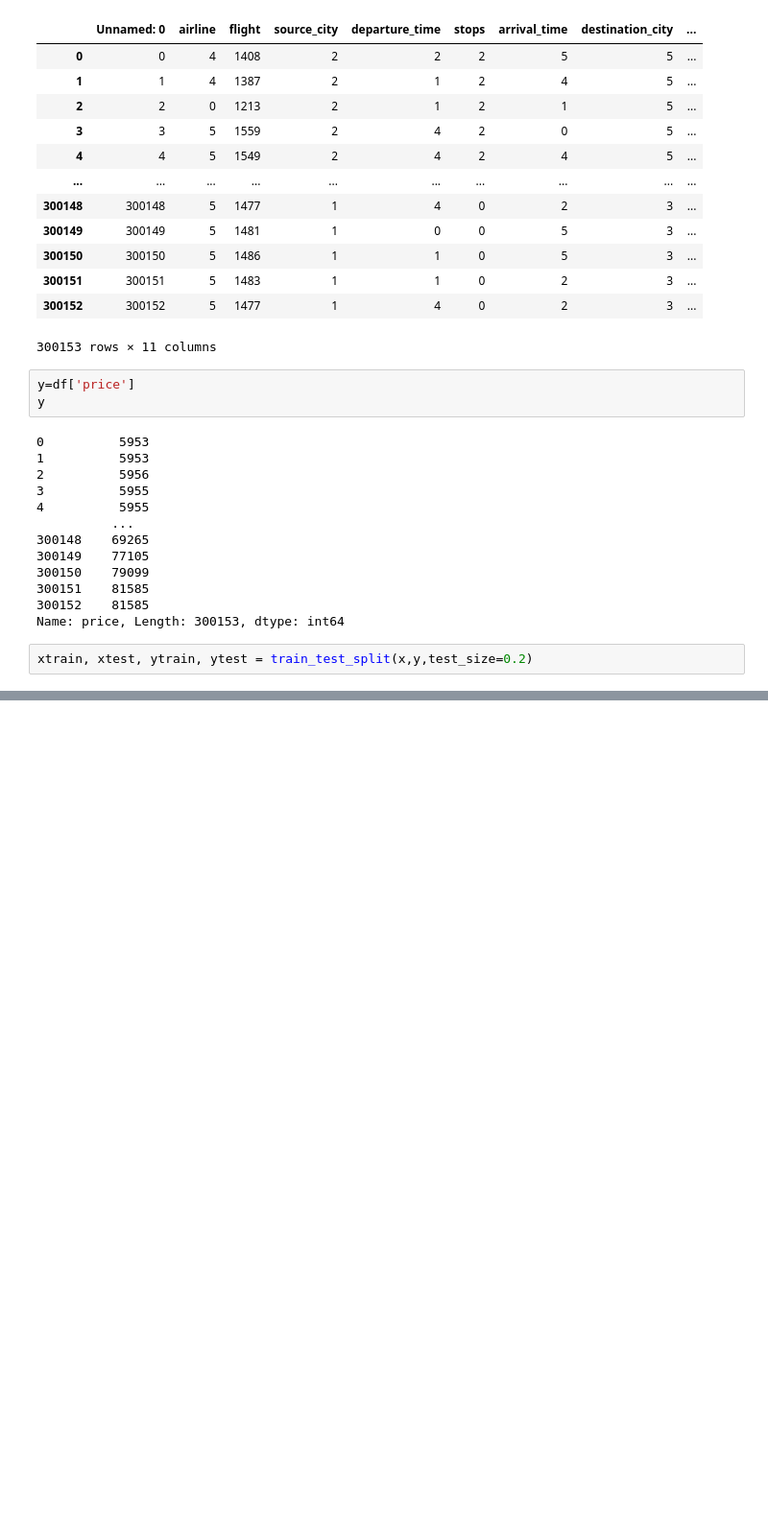
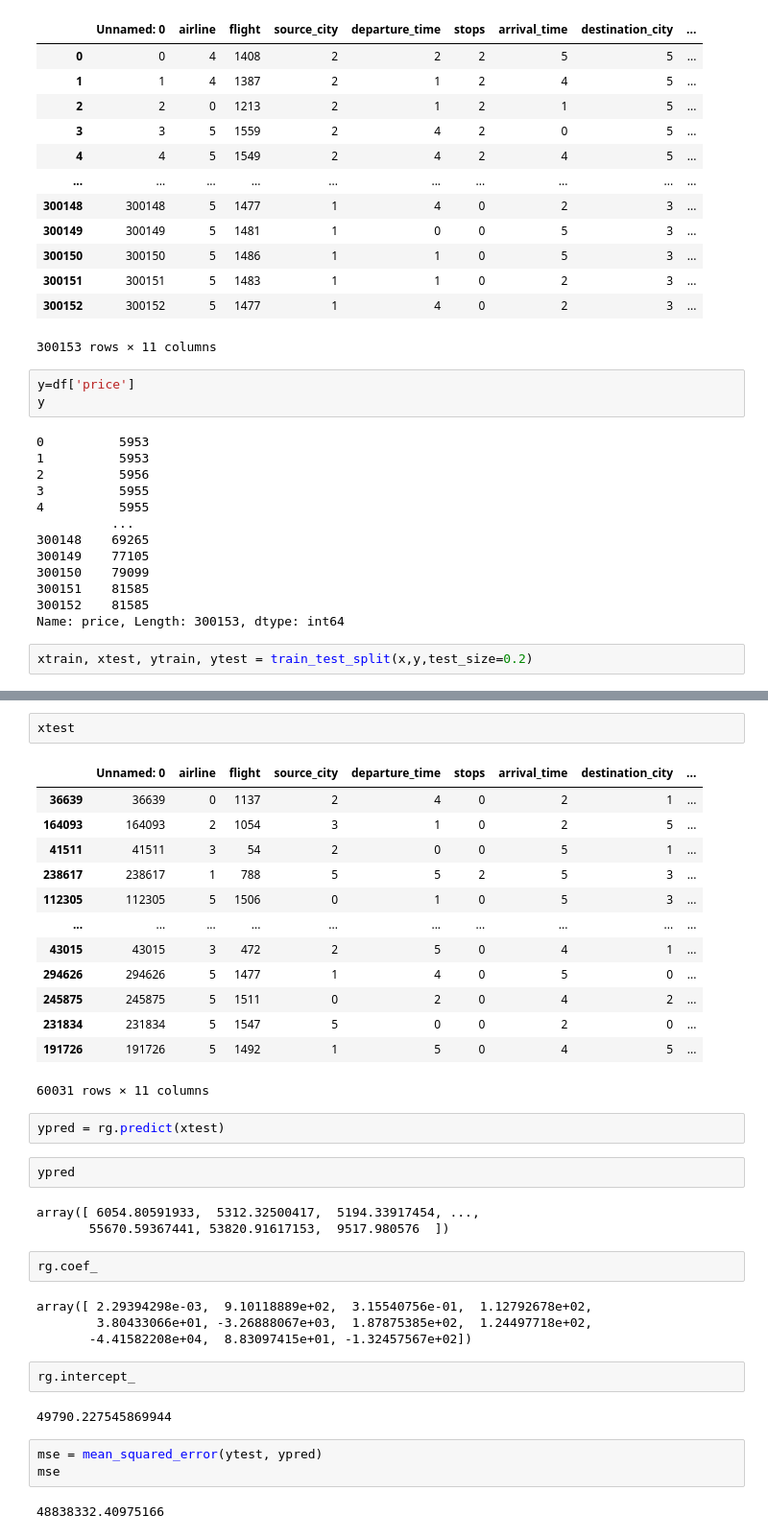
Before and after one commit to ZiaUlAinAamir/AI-with-navttc, a Jupyter notebook: flight price prediction.ipynb, the cells around one changed output, grey strips where cells are left out. Shown: that part at 96% size. Saved outputs shown, nothing was run; the diff lists cells and outputs as text; blank space fills up the shorter version.

```diff
--- a/flight price prediction.ipynb
+++ b/flight price prediction.ipynb
@@ -353,0 +349,38 @@ sns.heatmap
+# %%
+xtest
+# %% [output]
+|  | Unnamed: 0 | airline | flight | source_city | departure_time | stops | arrival_time | destination_city | ... |
+| 36639 | 36639 | 0 | 1137 | 2 | 4 | 0 | 2 | 1 | ... |
+| 164093 | 164093 | 2 | 1054 | 3 | 1 | 0 | 2 | 5 | ... |
+| 41511 | 41511 | 3 | 54 | 2 | 0 | 0 | 5 | 1 | ... |
+| 238617 | 238617 | 1 | 788 | 5 | 5 | 2 | 5 | 3 | ... |
+| 112305 | 112305 | 5 | 1506 | 0 | 1 | 0 | 5 | 3 | ... |
+| ... | ... | ... | ... | ... | ... | ... | ... | ... | ... |
+| 43015 | 43015 | 3 | 472 | 2 | 5 | 0 | 4 | 1 | ... |
+| 294626 | 294626 | 5 | 1477 | 1 | 4 | 0 | 5 | 0 | ... |
+| 245875 | 245875 | 5 | 1511 | 0 | 2 | 0 | 4 | 2 | ... |
+| 231834 | 231834 | 5 | 1547 | 5 | 0 | 0 | 2 | 0 | ... |
+| 191726 | 191726 | 5 | 1492 | 1 | 5 | 0 | 4 | 5 | ... |
+60031 rows × 11 columns
+# %%
+ypred = rg.predict(xtest)
+# %%
+ypred
+# %% [output]
+array([ 6054.80591933,  5312.32500417,  5194.33917454, ...,
+       55670.59367441, 53820.91617153,  9517.980576  ])
+# %%
+rg.coef_
+# %% [output]
+array([ 2.29394298e-03,  9.10118889e+02,  3.15540756e-01,  1.12792678e+02,
+        3.80433066e+01, -3.26888067e+03,  1.87875385e+02,  1.24497718e+02,
+       -4.41582208e+04,  8.83097415e+01, -1.32457567e+02])
+# %%
+rg.intercept_
+# %% [output]
+49790.227545869944
+# %%
+mse = mean_squared_error(ytest, ypred)
+mse
+# %% [output]
+48838332.40975166
```
Also changed, not shown: parts of 13 cells of this notebook, 5 other files.
